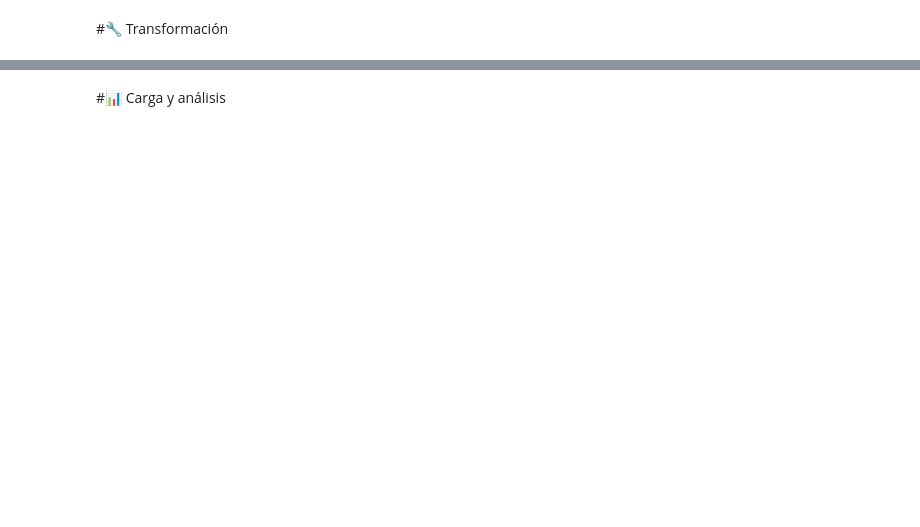
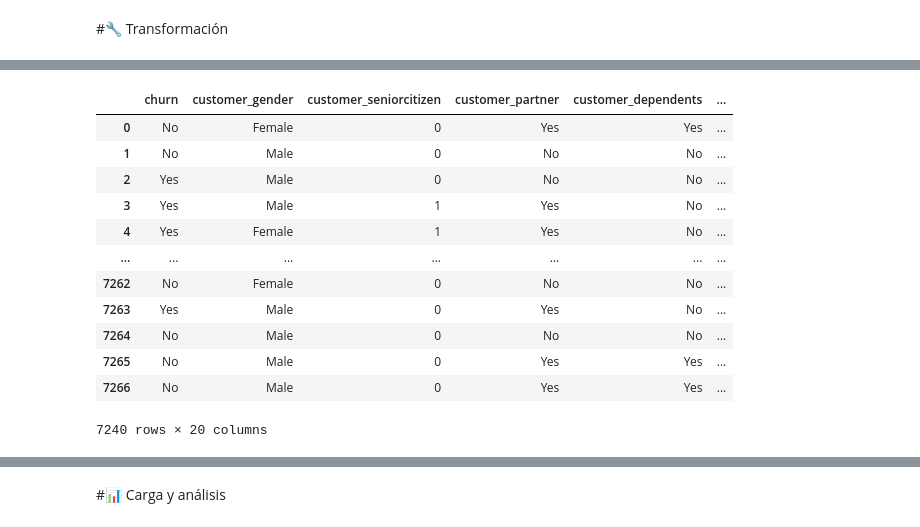
Before and after one commit to gaboitec/Challenge-TelcomX-ONE-pandas-matplotlib, a Jupyter notebook: TelecomX_LATAM.ipynb, the cells around one changed output, grey strips where cells are left out. Cells and saved outputs as stored; diff of their text form; code cells hidden in the pictures; blank space fills up the shorter version.

```diff
--- a/TelecomX_LATAM.ipynb
+++ b/TelecomX_LATAM.ipynb
@@ -19,0 +235,17 @@ datos.head()
+# %%
+df_datos.columns = df_datos.columns.str.lower().str.replace('.', '_')
+df_datos
+# %% [output]
+|  | churn | customer_gender | customer_seniorcitizen | customer_partner | customer_dependents | ... |
+| 0 | No | Female | 0 | Yes | Yes | ... |
+| 1 | No | Male | 0 | No | No | ... |
+| 2 | Yes | Male | 0 | No | No | ... |
+| 3 | Yes | Male | 1 | Yes | No | ... |
+| 4 | Yes | Female | 1 | Yes | No | ... |
+| ... | ... | ... | ... | ... | ... | ... |
+| 7262 | No | Female | 0 | No | No | ... |
+| 7263 | Yes | Male | 0 | Yes | No | ... |
+| 7264 | No | Male | 0 | No | No | ... |
+| 7265 | No | Male | 0 | Yes | Yes | ... |
+| 7266 | No | Male | 0 | Yes | Yes | ... |
+7240 rows × 20 columns
```
Also changed, not shown: parts of 30 cells of this notebook.
